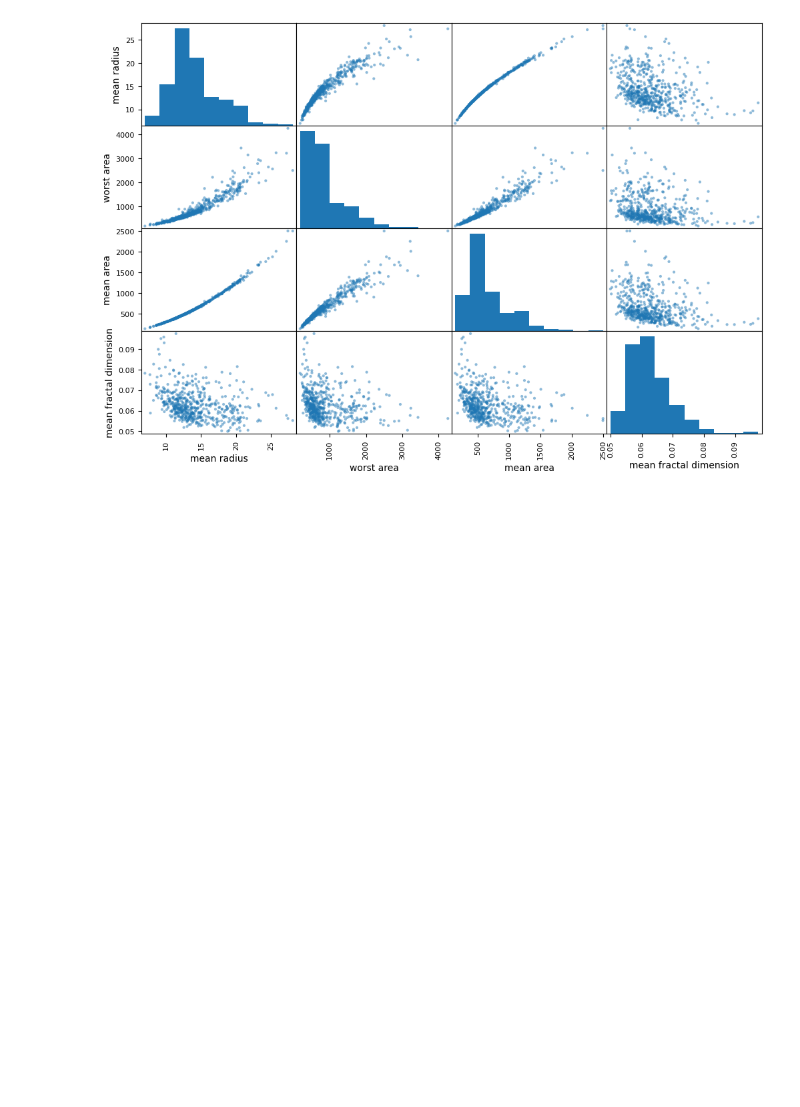
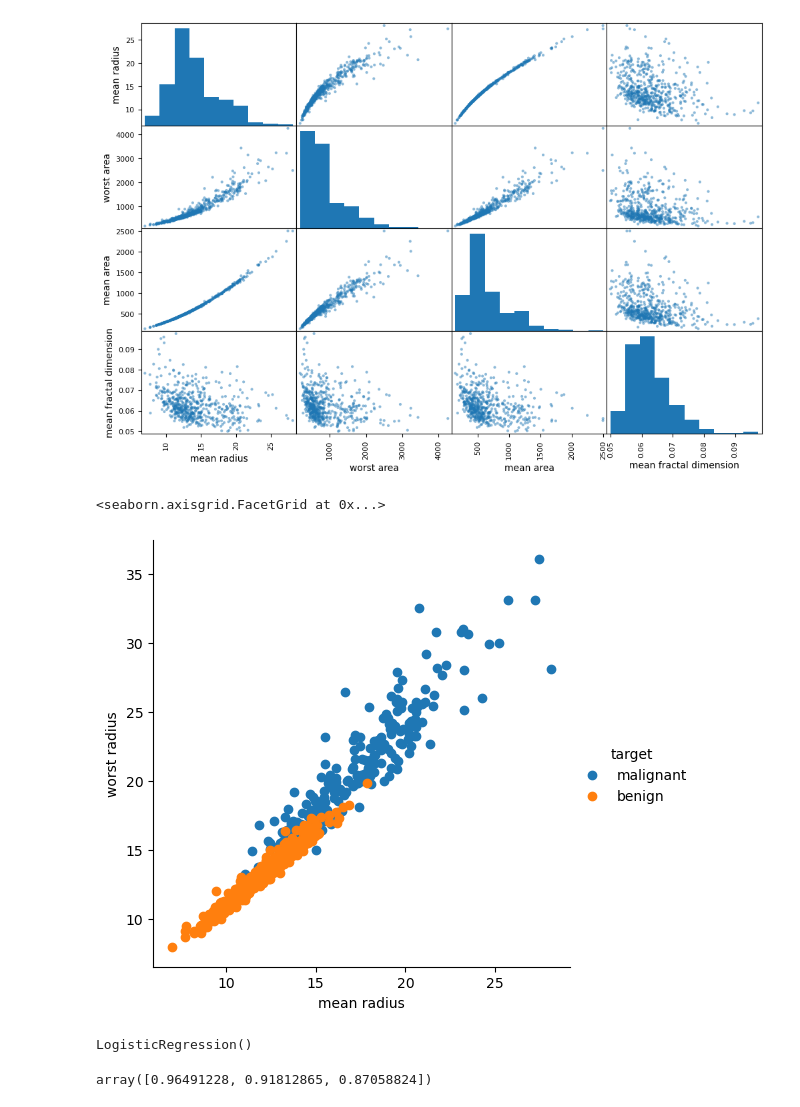
Before and after one commit to adamlewy3/Python-Projects, a Jupyter notebook: Applying some ML approaches to breast cancer dataset.ipynb, the cells around one changed output. Saved outputs shown, nothing was run; the diff lists cells and outputs as text; code cells hidden in the pictures; blank space fills up the shorter version.

Commit message:
Worked a little on breast cancer dataset

```diff
--- a/Applying some ML approaches to breast cancer dataset.ipynb
+++ b/Applying some ML approaches to breast cancer dataset.ipynb
@@ -6,9 +6,13 @@ import matplotlib.pyplot as plt
 
 data = datasets.load_breast_cancer()
 
-data = pd.DataFrame(data['data'], columns =data['feature_names'])
-data.info()
+data.target[[10, 11, 12]]
+breast_cancer = pd.DataFrame(data['data'], columns=data['feature_names'])
 
+breast_cancer['target'] = data['target']
+breast_cancer['target'] = breast_cancer['target'].apply(lambda x: data['target_names'][x])
 #Notice that there are no missing elements in this dataset
 #All float values, so no need to convert to numerical attributes
+
+breast_cancer['target']
 # %% [output]
@@ -87,0 +82,56 @@ array([[<Axes: xlabel='mean radius', ylabel='mean radius'>,
+# %%
+#Creating a testset with just numpy, sklearn has this built in
+
+'''
+def split_train_test(data, test_ratio):
+    shuffled_indices = np.random.permutation(len(data))
+    test_set_size = int(len(data) * test_ratio)
+    test_indices = shuffled_indices[:test_set_size]
+    train_indices = shuffled_indices[test_set_size:]
+    return data.iloc[train_indices], data.iloc[test_indices]
+
+np.random.seed(3)
+train_set, test_set = split_train_test(data, 0.1)
+
+len(train_set)
+len(test_set)
+'''
+breast_cancer = breast_cancer.query("target == 'malignant' | target == 'benign'")[['mean radius', 'worst radius', 'target']]
+
+
+from sklearn import preprocessing
+from sklearn.preprocessing import StandardScaler
+from sklearn.model_selection import train_test_split
+
+
+train_set, test_set = train_test_split(breast_cancer, test_size = 0.1, random_state= 42)
+# %%
+import seaborn as sns
+
+sns.FacetGrid(breast_cancer, hue='target', height=5).map(plt.scatter, 'mean radius', 'worst radius').add_legend()
+# %% [output]
+<seaborn.axisgrid.FacetGrid at 0x...>
+[figure, added]
+# %%
+
+
+
+
+from sklearn.linear_model import LogisticRegression
+logistic_regression = LogisticRegression()
+X = train_set.drop(columns=['target'])
+scaler = preprocessing.StandardScaler().fit(X)
+X_scaled = scaler.transform(X)
+y = train_set['target']
+y_test = test_set['target']
+y = [1 if x == 'malignant' else 0 for x in y]
+logistic_regression.fit(X, y)
+
+#Once we have learned the parameters, take all points in 2D space, predict the probable class of every such point, and based on these predictions, colour the point
+# %% [output]
+LogisticRegression()
+# %%
+from sklearn.model_selection import cross_val_score
+cross_val_score(logistic_regression, X, y , cv=3, scoring="accuracy")
+# %% [output]
+array([0.96491228, 0.91812865, 0.87058824])
```
Also changed, not shown: parts of 6 cells of this notebook, 1 other file.
